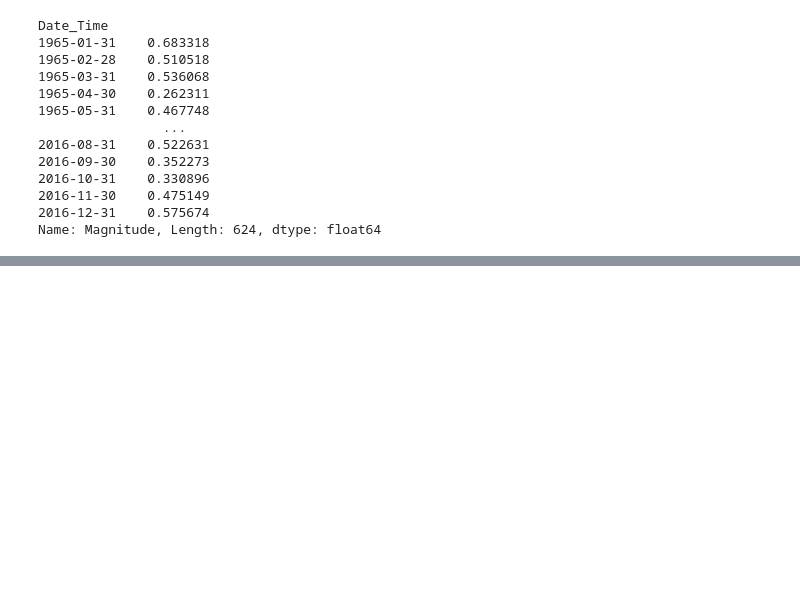
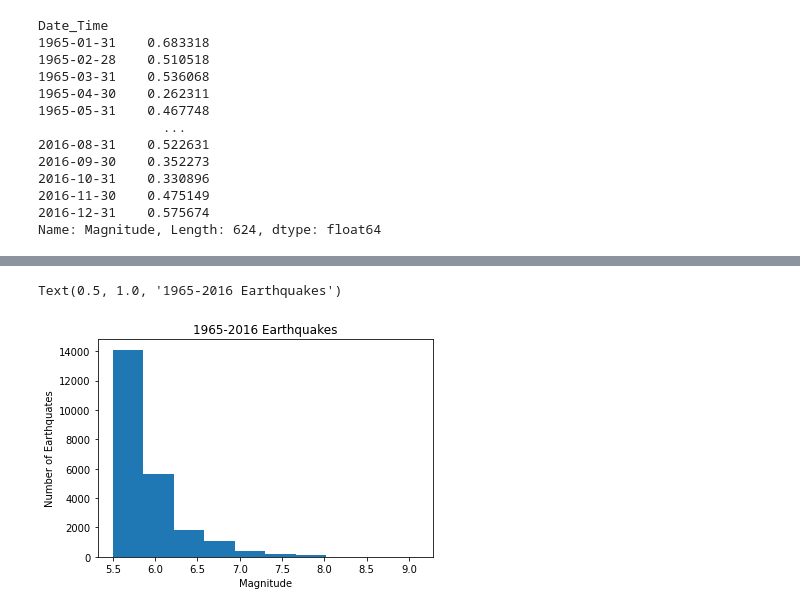
Before and after one commit to ScottFitzgerald83/intro_to_jupyter, a Jupyter notebook: earthquakes_analytics.ipynb, the cells around one changed output, grey strips where cells are left out. Cells and saved outputs as stored; diff of their text form; code cells hidden in the pictures; blank space fills up the shorter version.

```diff
--- a/earthquakes_analytics.ipynb
+++ b/earthquakes_analytics.ipynb
@@ -294,0 +339,8 @@ Name: Magnitude, Length: 624, dtype: float64
+# %%
+plt.hist(df['Magnitude'])
+plt.xlabel('Magnitude')
+plt.ylabel('Number of Earthquates')
+plt.title('1965-2016 Earthquakes')
+# %% [output]
+Text(0.5, 1.0, '1965-2016 Earthquakes')
+[figure, added]
```
Also changed, not shown: parts of 21 cells of this notebook.
